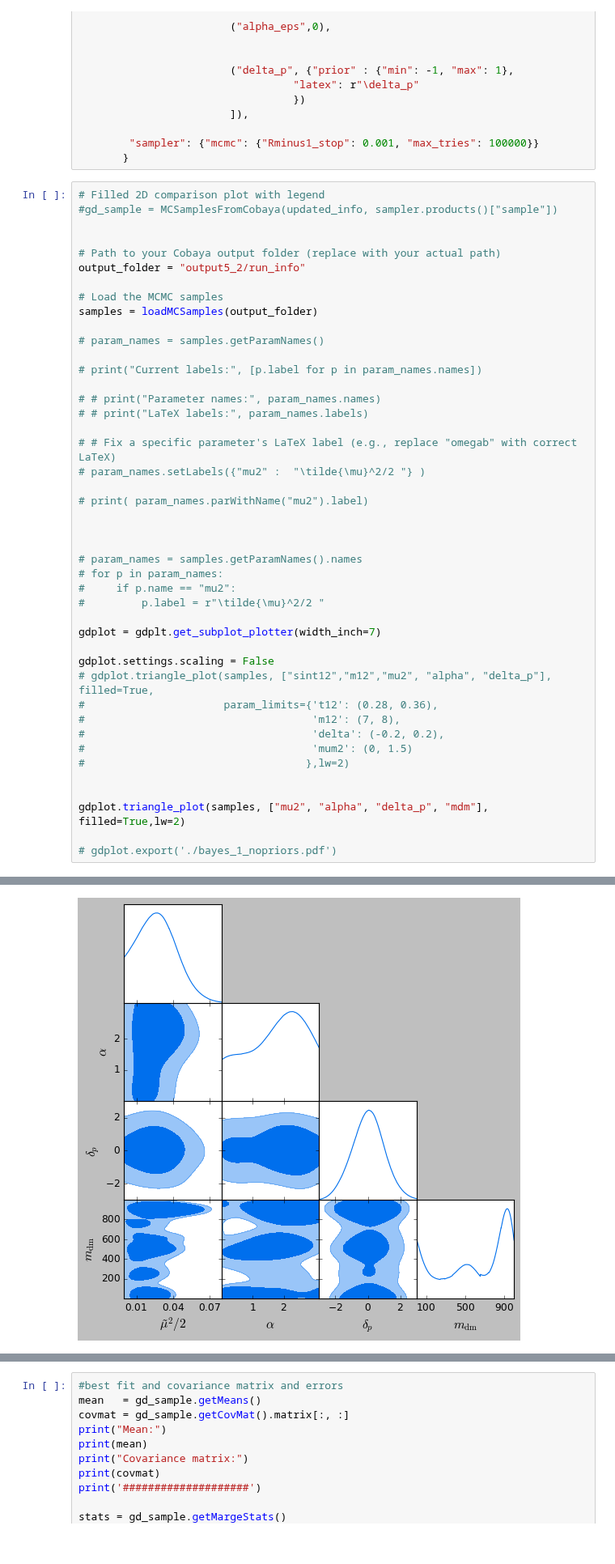
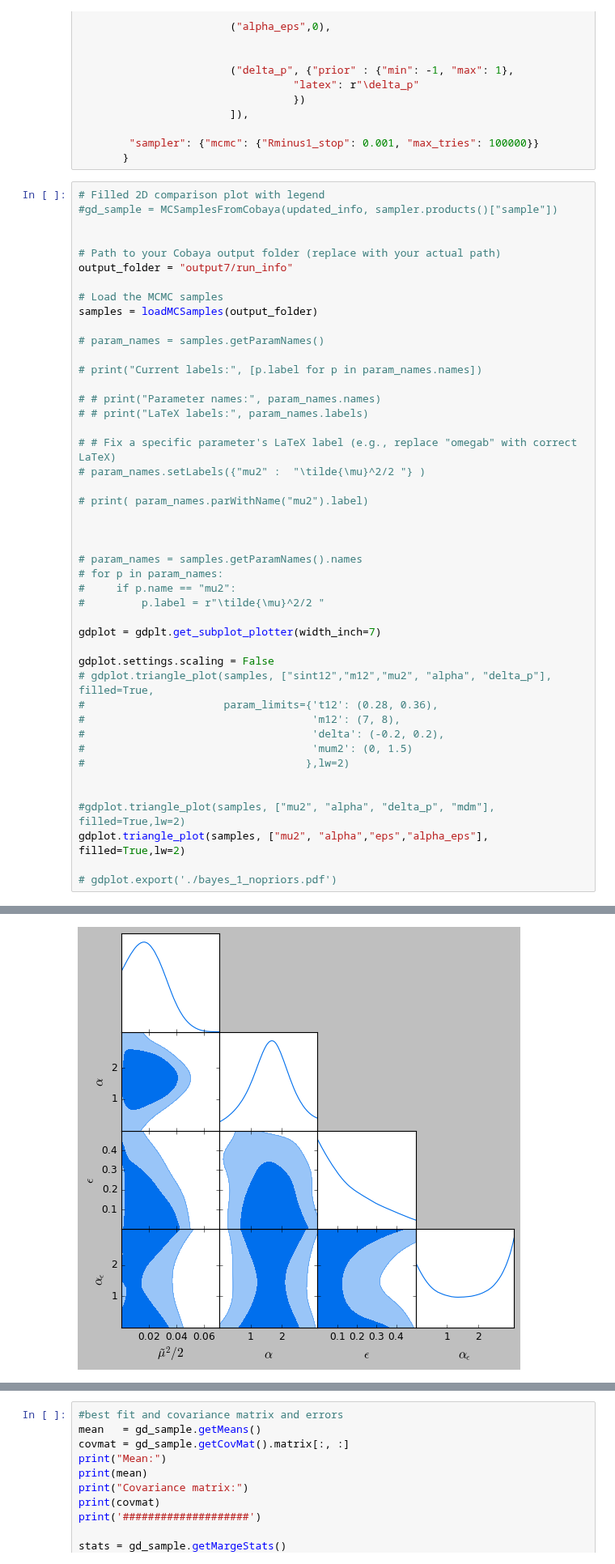
Before and after one commit to SaeedAnsarifard/NeuMod, a Jupyter notebook: Tutorial_MCMC.ipynb, the cells around one changed output, grey strips where cells are left out. Shown at 81% size. Cells and saved outputs as stored; diff of their text form.

```diff
--- a/Tutorial_MCMC.ipynb
+++ b/Tutorial_MCMC.ipynb
@@ -138,7 +138,7 @@ info = {"likelihood": {"Chi2": LogLikelihood},
 
 
 # Path to your Cobaya output folder (replace with your actual path)
-output_folder = "output5_2/run_info"
+output_folder = "output7/run_info"
 
 # Load the MCMC samples
 samples = loadMCSamples(output_folder)
@@ -173,7 +173,8 @@ gdplot.settings.scaling = False
 #                                   },lw=2)
 
 
-gdplot.triangle_plot(samples, ["mu2", "alpha", "delta_p", "mdm"], filled=True,lw=2)
+#gdplot.triangle_plot(samples, ["mu2", "alpha", "delta_p", "mdm"], filled=True,lw=2)
+gdplot.triangle_plot(samples, ["mu2", "alpha","eps","alpha_eps"], filled=True,lw=2)
 
 # gdplot.export('./bayes_1_nopriors.pdf')
 # %% [output]
@@ -182,4 +181,4 @@ WARNING:root:auto bandwidth for mdm very small or failed (h=0.000560932406903568
-[figure, old version]
+[figure, new version]
 # %%
 g = plots.get_single_plotter(width_inch=4.5, ratio=1)
 g.settings.prob_y_ticks = [0.1,0.3,0.6,0.9]
```
Also changed, not shown: parts of 4 cells of this notebook, 15 other files.
